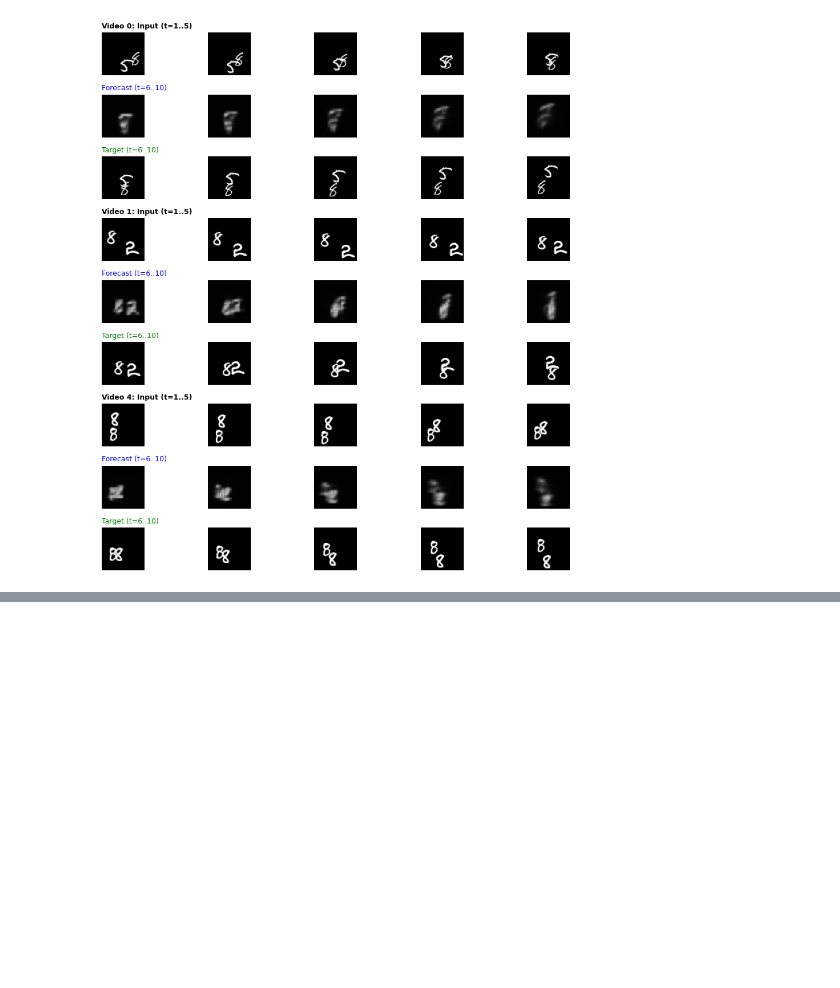
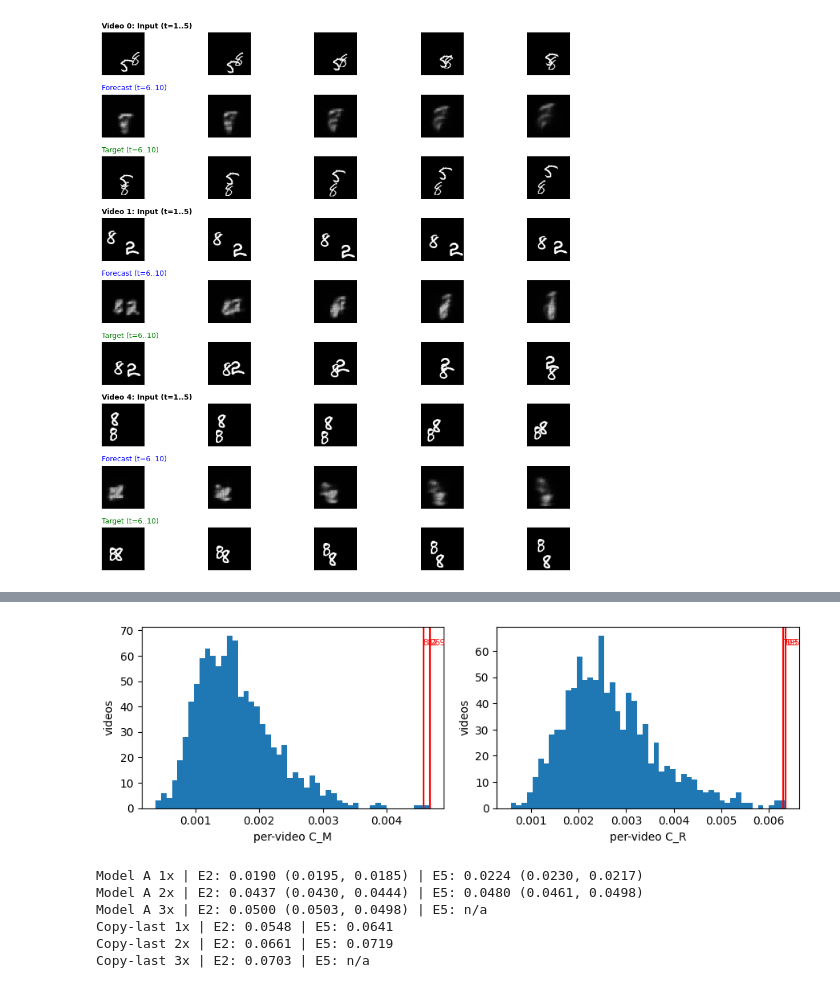
Before and after one commit to ibrahim234523/DLSTG_PA2, a Jupyter notebook: q2/q2_experiments.ipynb, the cells around one changed output, grey strips where cells are left out. Cells and saved outputs as stored; diff of their text form; code cells hidden in the pictures; blank space fills up the shorter version.

```diff
--- a/q2/q2_experiments.ipynb
+++ b/q2/q2_experiments.ipynb
@@ -470,0 +548,32 @@ Saved successfully to: /Users/ibrahimanwar/Desktop/DL4STG_PA2 2/question2/DLSTG_
+# %%
+fig, ax = plt.subplots(1, 2, figsize=(9, 3))
+for a, v, tops, nm in ((ax[0], CM_v, topM, "C_M"), (ax[1], CR_v, topR, "C_R")):
+    a.hist(v.numpy(), bins=50); a.set_xlabel(f"per-video {nm}"); a.set_ylabel("videos")
+    for i in tops: a.axvline(v[i].item(), color="r"); a.text(v[i].item(), a.get_ylim()[1] * 0.9, str(i), color="r", fontsize=7)
+plt.tight_layout(); plt.savefig(f"{RES}/fig4_hist_CM_CR.png", dpi=200); plt.show()
+# %% [output]
+[figure, added]
+# %%
+def speed_table(f_by_seed):
+    out = {}
+    for k in (1, 2, 3):
+        Xk, Yk, nv = make_set(test_v, k, 1)
+        for s, f in f_by_seed.items():
+            r = evaluate(f, Xk, Yk, n_valid=nv)            # E2 uses only the first two horizons
+            out[(k, s)] = (r["E2"], r["E5"] if nv == 5 else None)   # E5 only defined at 1x and 2x
+    return out
+
+spA = speed_table({s: store[("A", s)][0] for s in (0, 1)})
+for k in (1, 2, 3):
+    e5 = fmt_seeds(spA[(k, 0)][1], spA[(k, 1)][1]) if spA[(k, 0)][1] is not None else "n/a"
+    print(f"Model A {k}x | E2: {fmt_seeds(spA[(k, 0)][0], spA[(k, 1)][0])} | E5: {e5}")
+spC = speed_table({0: CopyLast()})
+for k in (1, 2, 3):
+    print(f"Copy-last {k}x | E2: {fmt(spC[(k, 0)][0])} | E5: {fmt(spC[(k, 0)][1]) if spC[(k, 0)][1] is not None else 'n/a'}")
+# %% [output]
+Model A 1x | E2: 0.0190 (0.0195, 0.0185) | E5: 0.0224 (0.0230, 0.0217)
+Model A 2x | E2: 0.0437 (0.0430, 0.0444) | E5: 0.0480 (0.0461, 0.0498)
+Model A 3x | E2: 0.0500 (0.0503, 0.0498) | E5: n/a
+Copy-last 1x | E2: 0.0548 | E5: 0.0641
+Copy-last 2x | E2: 0.0661 | E5: 0.0719
+Copy-last 3x | E2: 0.0703 | E5: n/a
```
Also changed, not shown: parts of 7 cells of this notebook, 10 other files.
